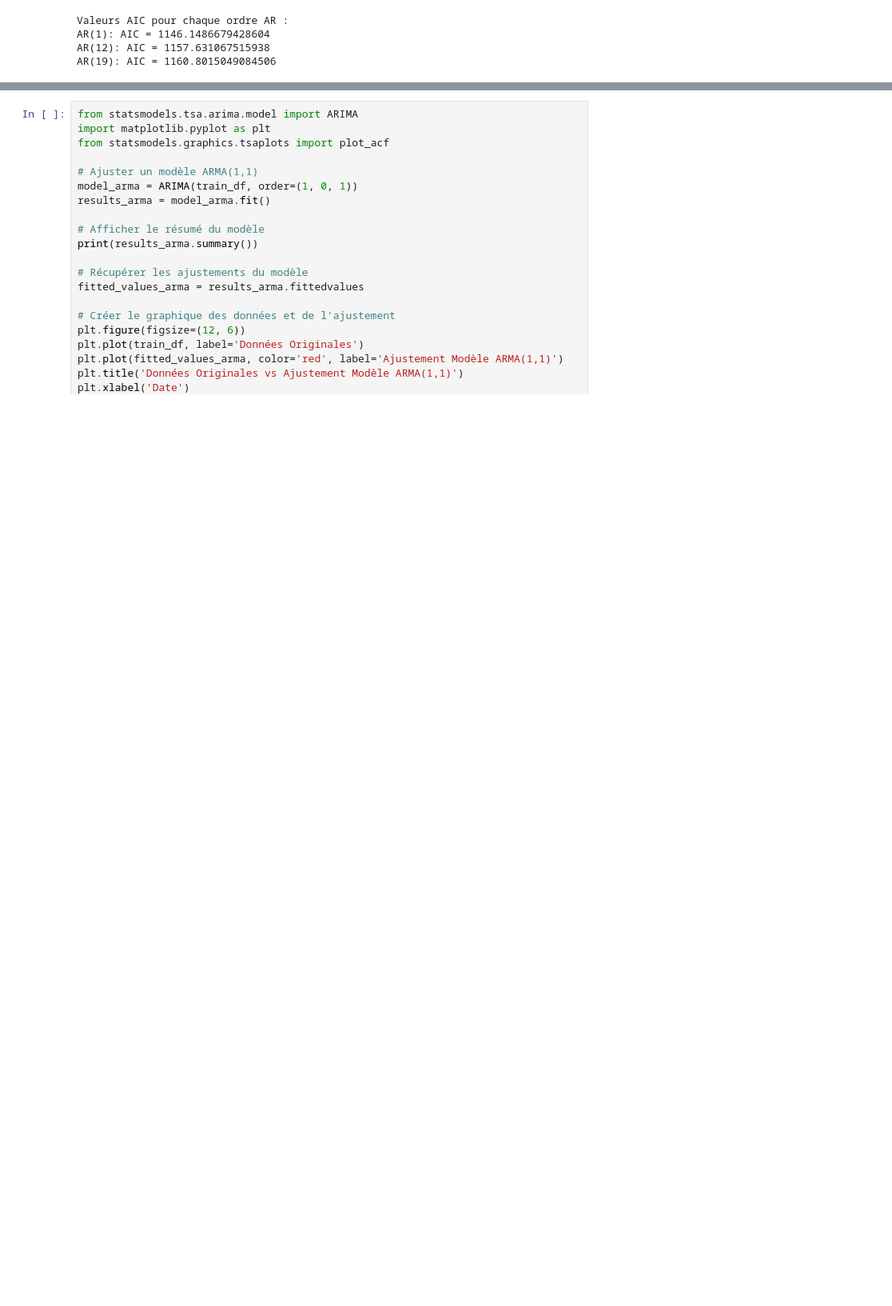
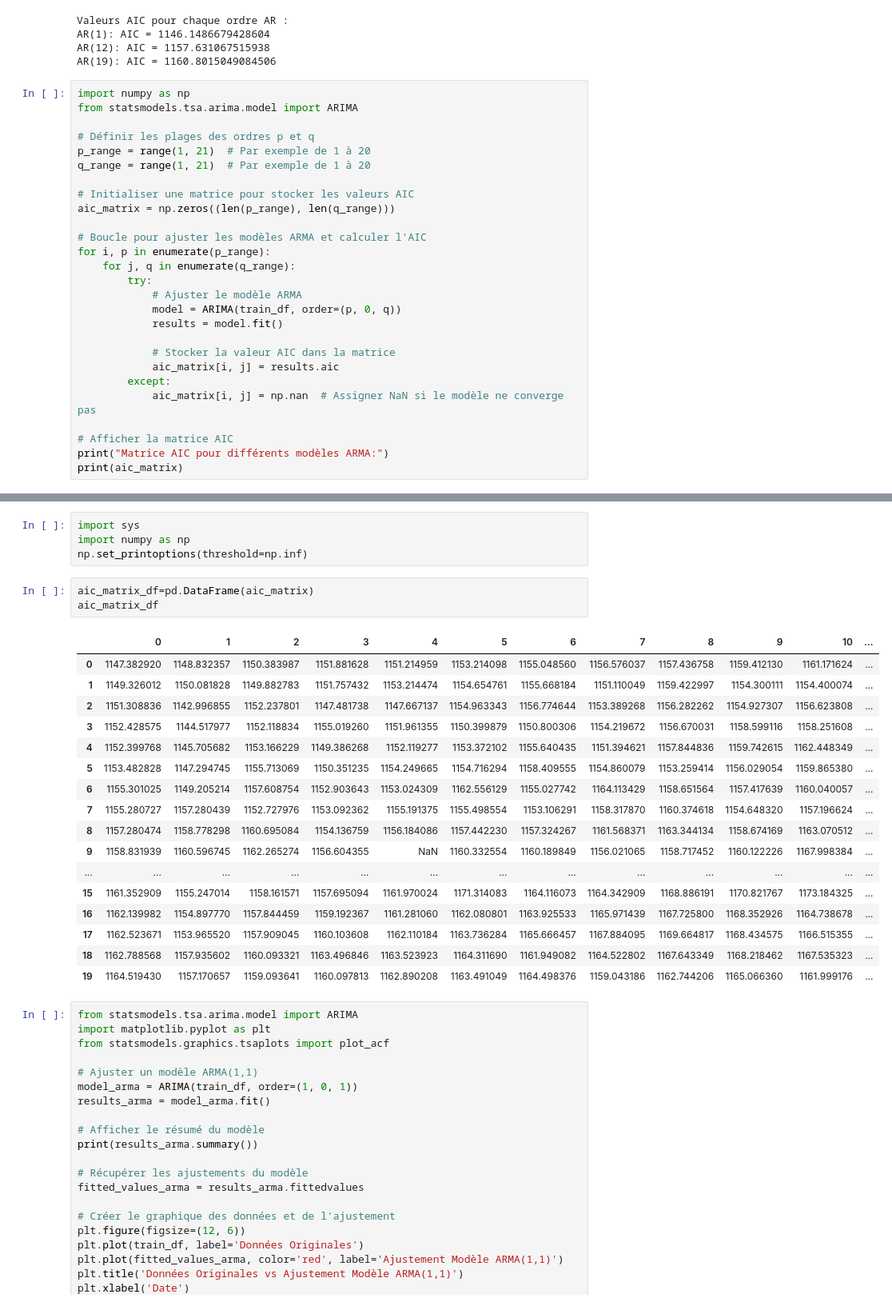
Before and after one commit to A2BX/apple_forcasting, a Jupyter notebook: apple_forecasting.ipynb, the cells around one changed output, grey strips where cells are left out. Shown at 80% size. Saved outputs shown, nothing was run; the diff lists cells and outputs as text; blank space fills up the shorter version.

```diff
--- a/apple_forecasting.ipynb
+++ b/apple_forecasting.ipynb
@@ -457,3 +457,30 @@ Valeurs AIC pour chaque ordre AR :
 AR(1): AIC = 1146.1486679428604
 AR(12): AIC = 1157.631067515938
 AR(19): AIC = 1160.8015049084506
+# %%
+import numpy as np
+from statsmodels.tsa.arima.model import ARIMA
+
+# Définir les plages des ordres p et q
+p_range = range(1, 21)  # Par exemple de 1 à 20
+q_range = range(1, 21)  # Par exemple de 1 à 20
+
+# Initialiser une matrice pour stocker les valeurs AIC
+aic_matrix = np.zeros((len(p_range), len(q_range)))
+
+# Boucle pour ajuster les modèles ARMA et calculer l'AIC
+for i, p in enumerate(p_range):
+    for j, q in enumerate(q_range):
+        try:
+            # Ajuster le modèle ARMA
+            model = ARIMA(train_df, order=(p, 0, q))
+            results = model.fit()
+
+            # Stocker la valeur AIC dans la matrice
+            aic_matrix[i, j] = results.aic
+        except:
+            aic_matrix[i, j] = np.nan  # Assigner NaN si le modèle ne converge pas
+
+# Afficher la matrice AIC
+print("Matrice AIC pour différents modèles ARMA:")
+print(aic_matrix)
@@ -460,3 +505,28 @@ AR(19): AIC = 1160.8015049084506
+# %%
+import sys
+import numpy as np
+np.set_printoptions(threshold=np.inf)
+# %%
+aic_matrix_df=pd.DataFrame(aic_matrix)
+aic_matrix_df
+# %% [output]
+|  | 0 | 1 | 2 | 3 | 4 | 5 | 6 | 7 | 8 | 9 | 10 | ... |
+| 0 | 1147.382920 | 1148.832357 | 1150.383987 | 1151.881628 | 1151.214959 | 1153.214098 | 1155.048560 | 1156.576037 | 1157.436758 | 1159.412130 | 1161.171624 | ... |
+| 1 | 1149.326012 | 1150.081828 | 1149.882783 | 1151.757432 | 1153.214474 | 1154.654761 | 1155.668184 | 1151.110049 | 1159.422997 | 1154.300111 | 1154.400074 | ... |
+| 2 | 1151.308836 | 1142.996855 | 1152.237801 | 1147.481738 | 1147.667137 | 1154.963343 | 1156.774644 | 1153.389268 | 1156.282262 | 1154.927307 | 1156.623808 | ... |
+| 3 | 1152.428575 | 1144.517977 | 1152.118834 | 1155.019260 | 1151.961355 | 1150.399879 | 1150.800306 | 1154.219672 | 1156.670031 | 1158.599116 | 1158.251608 | ... |
+| 4 | 1152.399768 | 1145.705682 | 1153.166229 | 1149.386268 | 1152.119277 | 1153.372102 | 1155.640435 | 1151.394621 | 1157.844836 | 1159.742615 | 1162.448349 | ... |
+| 5 | 1153.482828 | 1147.294745 | 1155.713069 | 1150.351235 | 1154.249665 | 1154.716294 | 1158.409555 | 1154.860079 | 1153.259414 | 1156.029054 | 1159.865380 | ... |
+| 6 | 1155.301025 | 1149.205214 | 1157.608754 | 1152.903643 | 1153.024309 | 1162.556129 | 1155.027742 | 1164.113429 | 1158.651564 | 1157.417639 | 1160.040057 | ... |
+| 7 | 1155.280727 | 1157.280439 | 1152.727976 | 1153.092362 | 1155.191375 | 1155.498554 | 1153.106291 | 1158.317870 | 1160.374618 | 1154.648320 | 1157.196624 | ... |
+| 8 | 1157.280474 | 1158.778298 | 1160.695084 | 1154.136759 | 1156.184086 | 1157.442230 | 1157.324267 | 1161.568371 | 1163.344134 | 1158.674169 | 1163.070512 | ... |
+| 9 | 1158.831939 | 1160.596745 | 1162.265274 | 1156.604355 | NaN | 1160.332554 | 1160.189849 | 1156.021065 | 1158.717452 | 1160.122226 | 1167.998384 | ... |
+| ... | ... | ... | ... | ... | ... | ... | ... | ... | ... | ... | ... | ... |
+| 15 | 1161.352909 | 1155.247014 | 1158.161571 | 1157.695094 | 1161.970024 | 1171.314083 | 1164.116073 | 1164.342909 | 1168.886191 | 1170.821767 | 1173.184325 | ... |
+| 16 | 1162.139982 | 1154.897770 | 1157.844459 | 1159.192367 | 1161.281060 | 1162.080801 | 1163.925533 | 1165.971439 | 1167.725800 | 1168.352926 | 1164.738678 | ... |
+| 17 | 1162.523671 | 1153.965520 | 1157.909045 | 1160.103608 | 1162.110184 | 1163.736284 | 1165.666457 | 1167.884095 | 1169.664817 | 1168.434575 | 1166.515355 | ... |
+| 18 | 1162.788568 | 1157.935602 | 1160.093321 | 1163.496846 | 1163.523923 | 1164.311690 | 1161.949082 | 1164.522802 | 1167.643349 | 1168.218462 | 1167.535323 | ... |
+| 19 | 1164.519430 | 1157.170657 | 1159.093641 | 1160.097813 | 1162.890208 | 1163.491049 | 1164.498376 | 1159.043186 | 1162.744206 | 1165.066360 | 1161.999176 | ... |
 # %%
 from statsmodels.tsa.arima.model import ARIMA
 import matplotlib.pyplot as plt
```
Also changed, not shown: parts of 1 cell of this notebook, 1 other file.
